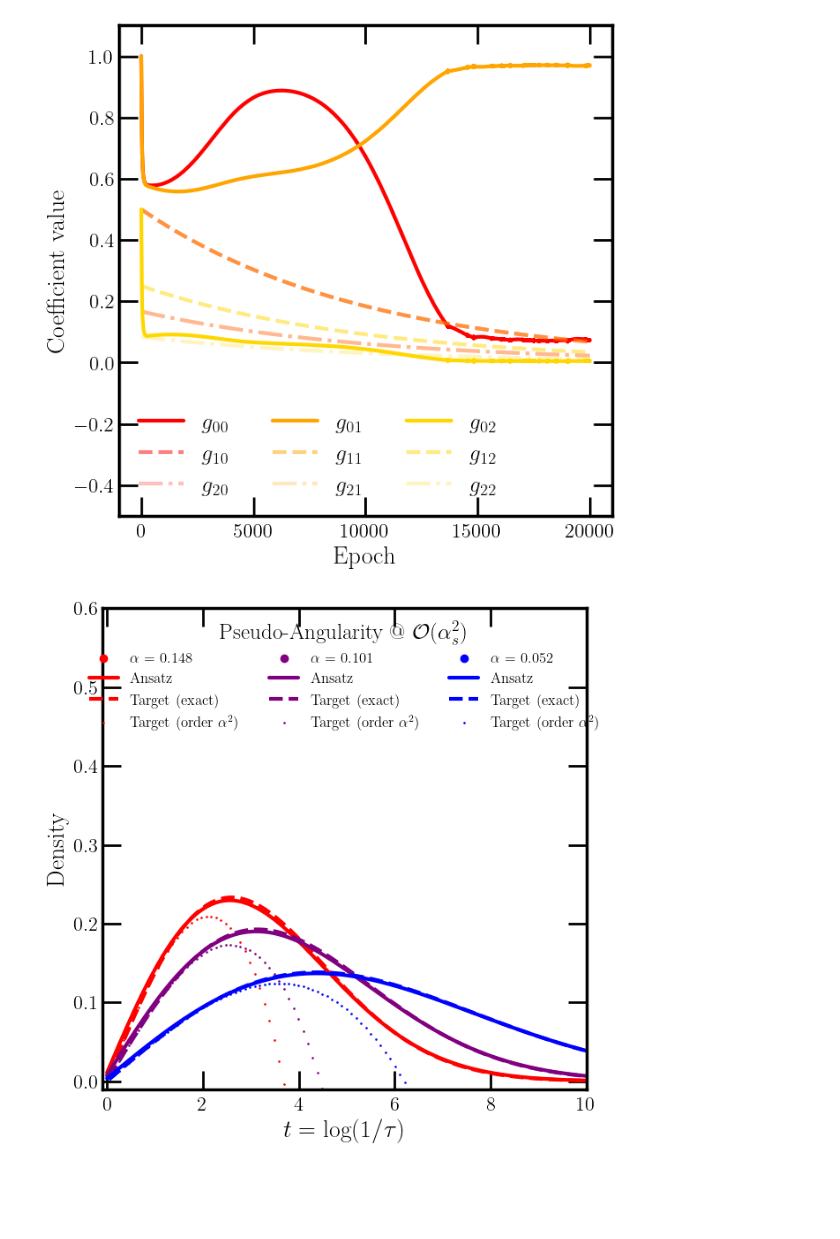
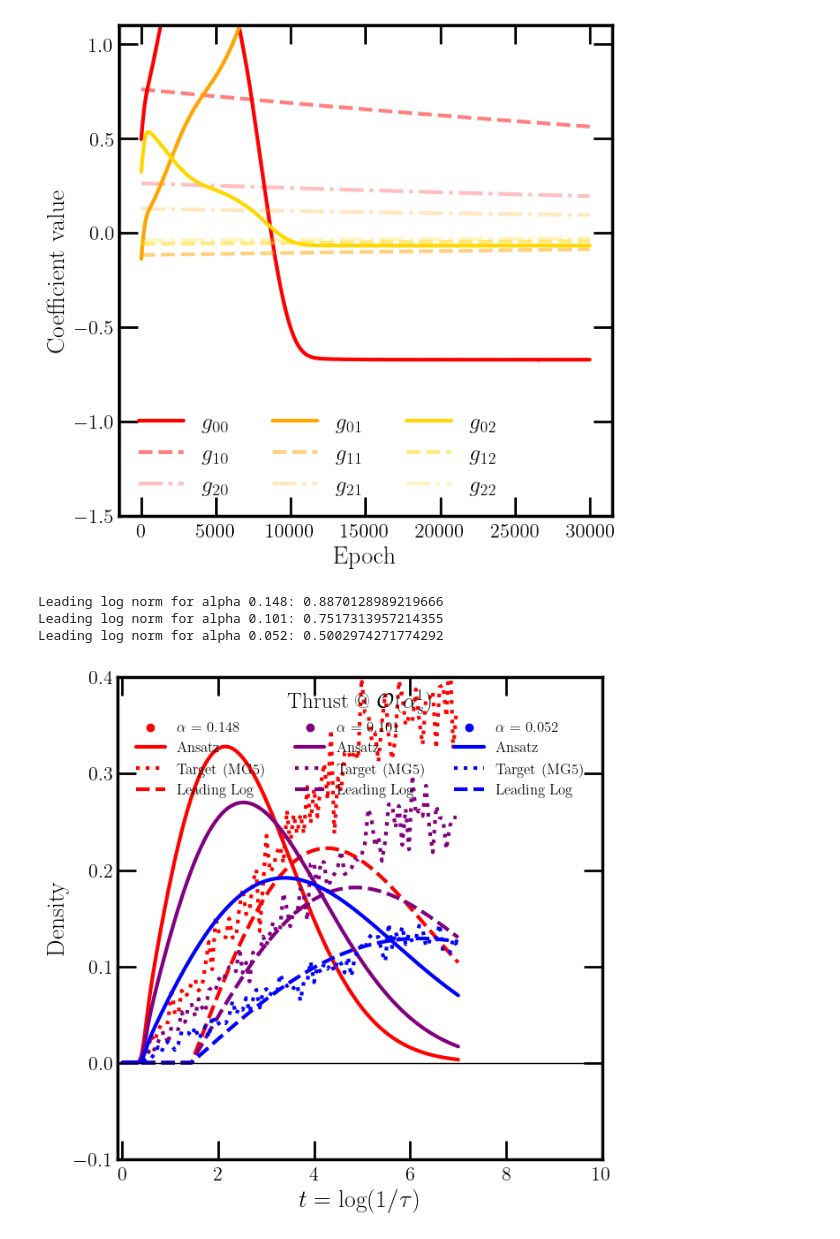
Before and after one commit to rikab/RDF, a Jupyter notebook: old/plot_results_rikabplotlib.ipynb, the cells around one changed output. Drawn from its saved outputs; the diff is of its cells as text; code cells hidden in the pictures; blank space fills up the shorter version.

Commit message:
test new plots, doesnt work

```diff
--- a/old/plot_results_rikabplotlib.ipynb
+++ b/old/plot_results_rikabplotlib.ipynb
@@ -13,10 +13,10 @@ from rikabplotlib.plot_utils import newplot, hist_with_errors, hist_with_errors
 # %%
 device = "cpu"
 # %%
-outfile_name = f"angularity_2_test"
+outfile_name = f"thrust_1_3d"
 
 
-with open(f"data/{outfile_name}", "rb") as ifile:
+with open(f"output_final/{outfile_name}", "rb") as ifile:
     save_dict = pickle.load(ifile)
 
 distribution = save_dict["configs"]["distribution"]
@@ -25,16 +25,24 @@ name = save_dict["configs"]["name"]
 mstar = save_dict["configs"]["mstar"]
 
 
-
+print(distribution)
 print(save_dict["configs"])
 
-titles = {"LO_thrust" : r"Thrust @ " + r"$\mathcal{O}(\alpha_s^" + str(1) + "$)\t\t\t\t\t",
+titles = {
+    "thrust" : r"Thrust @ " + r"$\mathcal{O}(\alpha_s^" + str(1) + "$)\t\t\t\t\t",
+    "LO_thrust" : r"Thrust @ " + r"$\mathcal{O}(\alpha_s^" + str(1) + "$)\t\t\t\t\t",
           "angularity" : r"Pseudo-Angularity @ " + r"$\mathcal{O}(\alpha_s^" + str(2) + "$)\t\t\t\t\t",
         }
 
 ylims = {"LO_thrust" : (-1.5, 1.1),
-         "angularity" : (-0.5, 1.1),
+          "thrust" : (-1.5, 1.1),
+          "angularity" : (-0.5, 1.1),
 }
+
+xlabels_t  = {"LO_thrust" : r"$t = \log(1/\tau)$",
+               "thrust" : r"$t = \log(1/\tau)$",
+               "angularity" : r"$t = \log(1/\lambda)$",
+              }
 
 run_toy = not ("thrust" in outfile_name)
 print(f"Running toy: {run_toy}")
@@ -96,7 +105,7 @@ plt.savefig(f"figures/{outfile_name}_coeffs_nice.png", bbox_inches = "tight")
 
 plt.show()
 # %% [output]
-[figure, old version]
+[figure, new version]
 # %%
 def read_in_data(file_indices, example, t_bins, device):
 
@@ -166,36 +175,46 @@ for i, alpha in enumerate([0.148, 0.101, 0.052]):
     alpha_tensor = torch.tensor(alpha, device=device)
     plt.scatter( 100, 100, label=f"$\\alpha$ = {alpha}",  color=colors[i])
 
 
 
     plt.plot(
        tt.detach().cpu().numpy(),q(tt, alpha_tensor, torch.tensor(g_coeffs_log[-1]).to(device), torch.tensor(theta_log[-1]).to(device), save_dict["configs"]["mstar"], save_dict["configs"]["t_min"], save_dict["configs"]["t_max"], device, factorial_cache_info), label="Ansatz",  color=colors[i],
     )
 
     if run_toy:
         plt.plot(
             t_bin_centers.detach().cpu().numpy(),
             get_pdf_toy( alpha_tensor, distribution, t_bin_centers, -1, device).detach().cpu().numpy(), label="Exact Sol.", color=colors[i],  linestyle="dashed",
         )
         plt.scatter(
-            t_bin_centers.detach().cpu().numpy(),get_pdf_toy(alpha_tensor, distribution, t_bin_centers,order_to_match,device) .detach().cpu() .numpy(), label=f"Target (order $\\alpha^{order_to_match}$)",  color=colors[i],  s=0.8,
+            t_bin_centers.detach().cpu().numpy(),get_pdf_toy(alpha_tensor, distribution, t_bin_centers,order_to_match,device) .detach().cpu() .numpy(), label=f"Target order $\\alpha^{order_to_match}$",  color=colors[i],  s=0.8,
         )
 
     else:
         alpha_string = "alpha_" + str(int(1000 * alpha)).zfill(4)
         plt.plot(t_bin_centers.detach().cpu().numpy(),data_dict[alpha_string].detach().cpu().numpy(),label="Target (MG5)",color=colors[i], linestyle="dotted",)
         plt.plot(tt.detach().cpu().numpy(),get_pdf_toy(alpha_tensor, "LO_thrust", tt, -1, device).detach() .cpu().numpy(),label="Leading Log", color=colors[i],linestyle="dashed",
         )
+
+        # Verify that the leading log is normalized
+        norm = torch.trapz(get_pdf_toy(alpha_tensor, "LO_thrust", tt, -1, device), tt)
+        print(f"Leading log norm for alpha {alpha}: {norm.item()}")
+
+plt.axhline(0, color="black", linewidth=1.0)
 plt.legend(loc = "upper center", ncol = 3, fontsize = 12, title = titles[distribution])
 plt.xlabel(r"$t = \log(1/\tau)$")
 plt.ylabel("Density")
 plt.xlim(-0.1, 10)
-plt.ylim(-0.01, 0.6)
+plt.ylim(-0.1, 0.4)
+plt.xlabel
 plt.savefig(f"figures/{outfile_name}_results_nice.png", bbox_inches = "tight")
 
 plt.show()
 # %% [output]
+Leading log norm for alpha 0.148: 0.8870128989219666
+Leading log norm for alpha 0.101: 0.7517313957214355
+Leading log norm for alpha 0.052: 0.5002974271774292
-[figure, old version]
+[figure, new version]
 # %%
 import pickle
 import matplotlib.pyplot as plt
```
Also changed, not shown: parts of 3 cells of this notebook, 2 other files.
